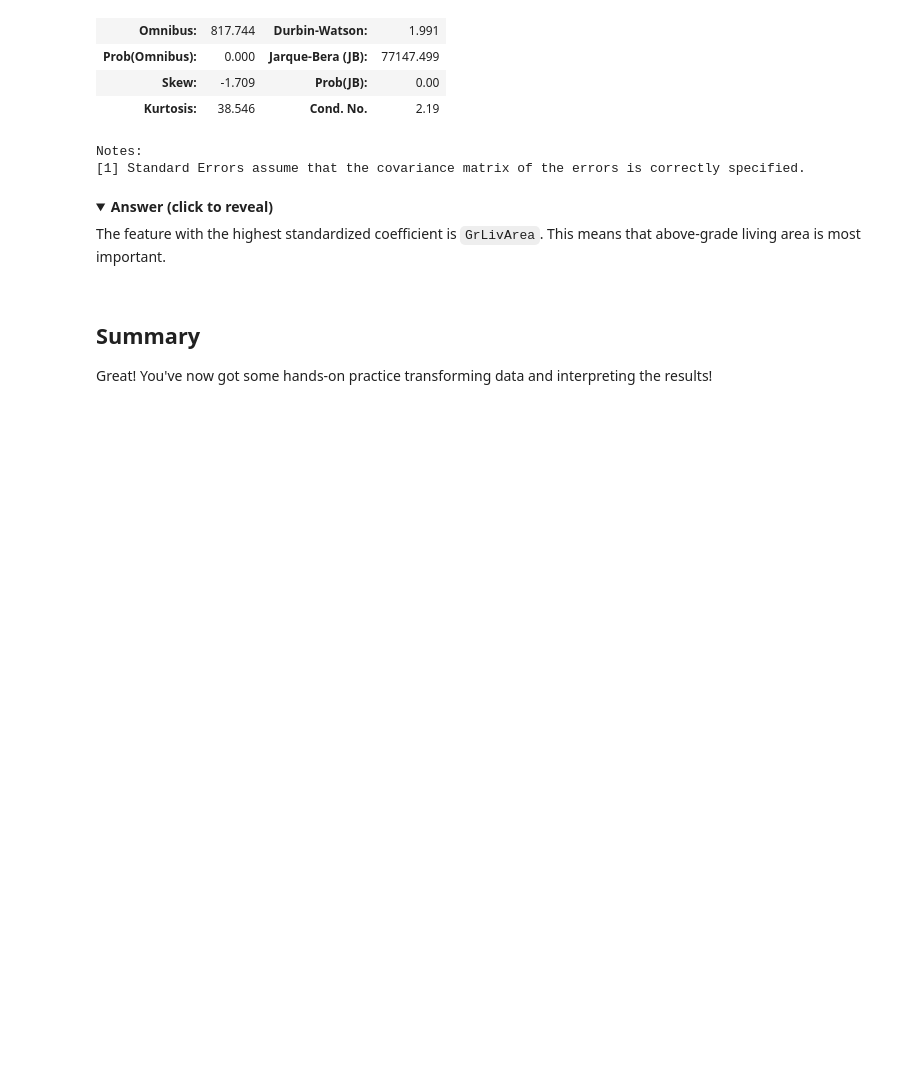
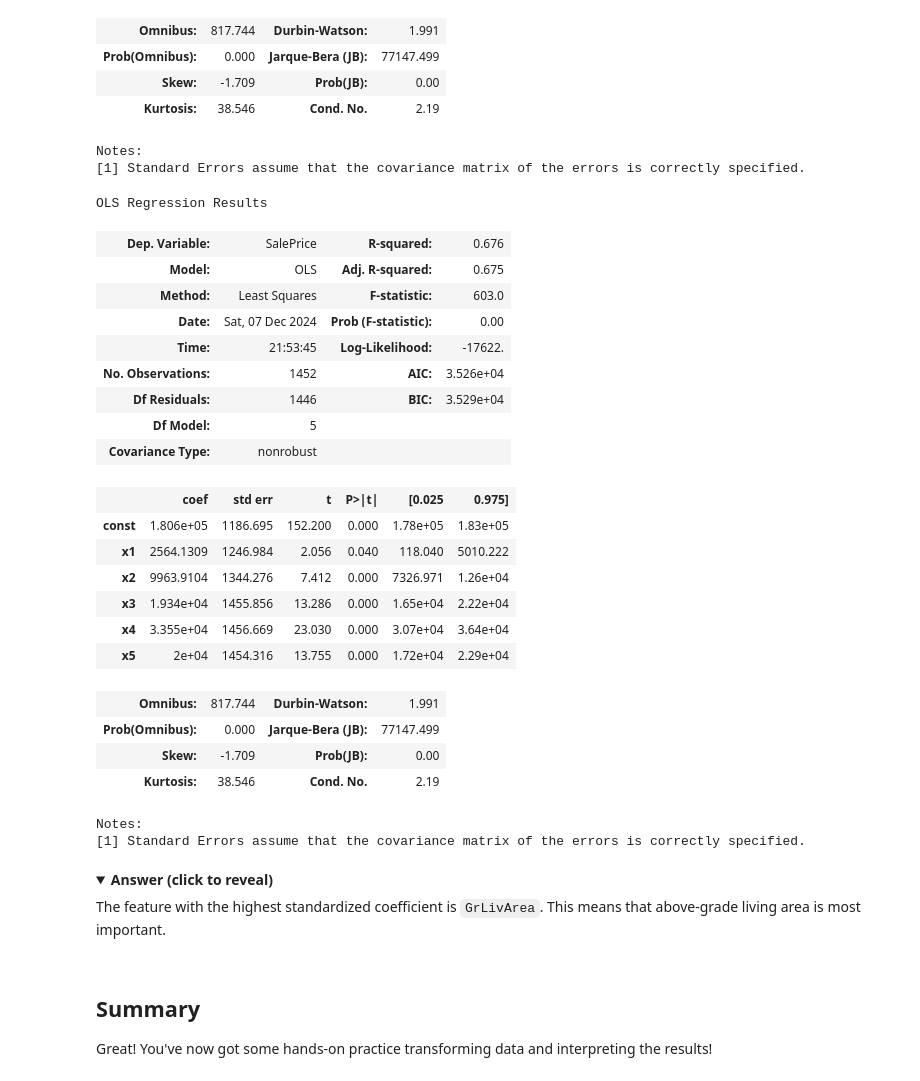
Before and after one commit to GraceMwende/PHASE_3-MS_DS, a Jupyter notebook: Flatiron/week1/Linear Transformations - Lab.ipynb, the cells around one changed output. Drawn from its saved outputs; the diff is of its cells as text; code cells hidden in the pictures; folded sections open; blank space fills up the shorter version.

```diff
--- a/Flatiron/week1/Linear Transformations - Lab.ipynb
+++ b/Flatiron/week1/Linear Transformations - Lab.ipynb
@@ -395,6 +395,37 @@ OLS Regression Results
 | Kurtosis: | 38.546 | Cond. No. | 2.19 |
 Notes:
 [1] Standard Errors assume that the covariance matrix of the errors is correctly specified.
+# %%
+from sklearn.preprocessing import StandardScaler
+scaler = StandardScaler()
+x_sk_standardized = scaler.fit_transform(X)
+standardized_model = sm.OLS(y, sm.add_constant(x_sk_standardized))
+standardized_results= standardized_model.fit()
+standardized_results.summary()
+# %% [output]
+OLS Regression Results
+| Dep. Variable: | SalePrice | R-squared: | 0.676 |
+| Model: | OLS | Adj. R-squared: | 0.675 |
+| Method: | Least Squares | F-statistic: | 603.0 |
+| Date: | Sat, 07 Dec 2024 | Prob (F-statistic): | 0.00 |
+| Time: | 21:53:45 | Log-Likelihood: | -17622. |
+| No. Observations: | 1452 | AIC: | 3.526e+04 |
+| Df Residuals: | 1446 | BIC: | 3.529e+04 |
+| Df Model: | 5 |  |  |
+| Covariance Type: | nonrobust |  |  |
+|  | coef | std err | t | P>|t| | [0.025 | 0.975] |
+| const | 1.806e+05 | 1186.695 | 152.200 | 0.000 | 1.78e+05 | 1.83e+05 |
+| x1 | 2564.1309 | 1246.984 | 2.056 | 0.040 | 118.040 | 5010.222 |
+| x2 | 9963.9104 | 1344.276 | 7.412 | 0.000 | 7326.971 | 1.26e+04 |
+| x3 | 1.934e+04 | 1455.856 | 13.286 | 0.000 | 1.65e+04 | 2.22e+04 |
+| x4 | 3.355e+04 | 1456.669 | 23.030 | 0.000 | 3.07e+04 | 3.64e+04 |
+| x5 | 2e+04 | 1454.316 | 13.755 | 0.000 | 1.72e+04 | 2.29e+04 |
+| Omnibus: | 817.744 | Durbin-Watson: | 1.991 |
+| Prob(Omnibus): | 0.000 | Jarque-Bera (JB): | 77147.499 |
+| Skew: | -1.709 | Prob(JB): | 0.00 |
+| Kurtosis: | 38.546 | Cond. No. | 2.19 |
+Notes:
+[1] Standard Errors assume that the covariance matrix of the errors is correctly specified.
 # %% [markdown]
 <details>
     <summary style="cursor: pointer"><b>Answer (click to reveal)</b></summary>
```
Also changed, not shown: 4 other files.
